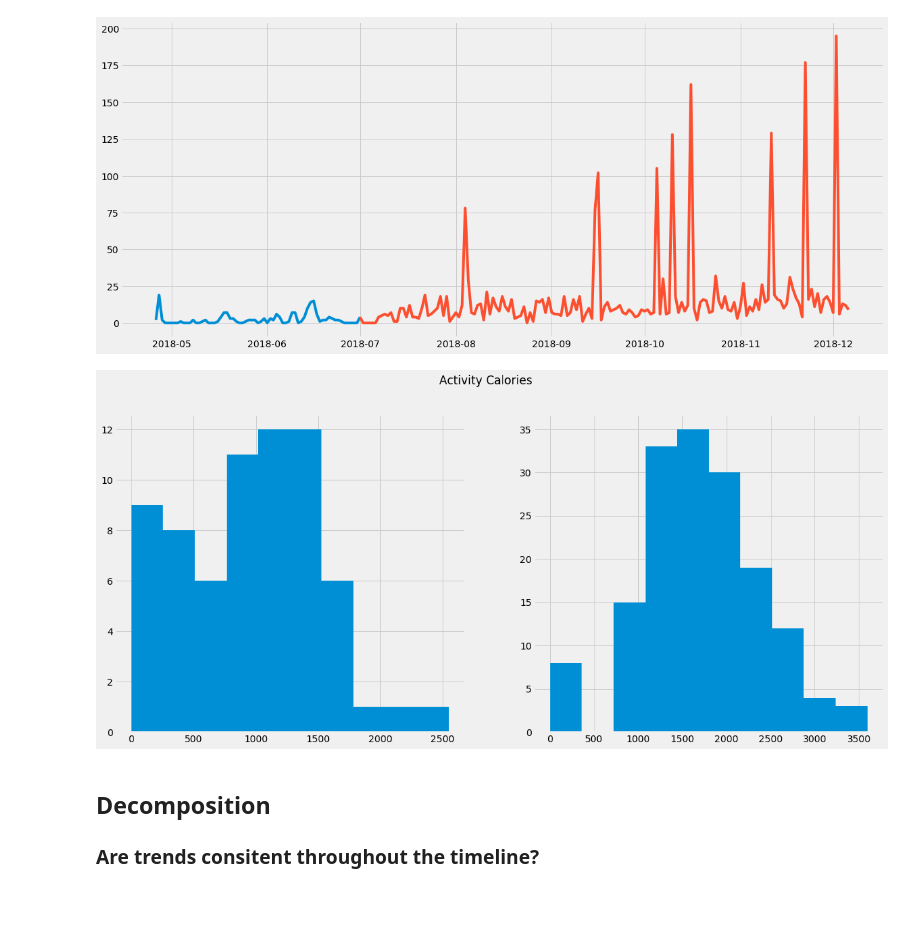
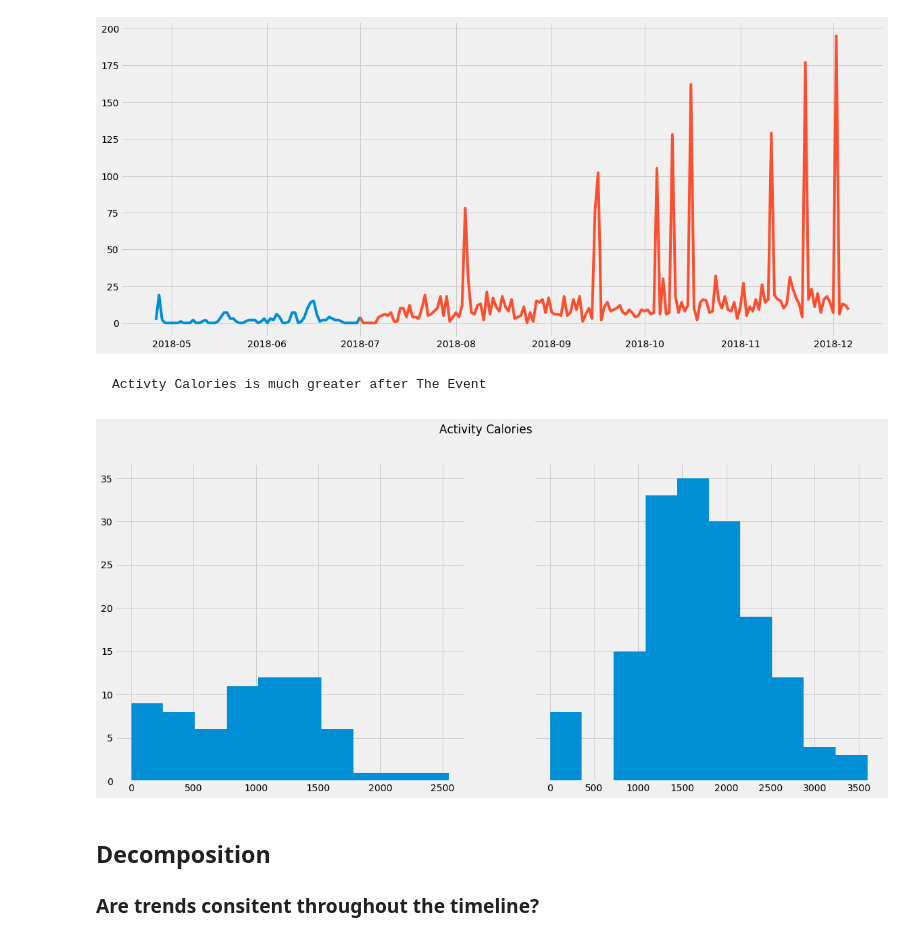
Before and after one commit to CrapWork/time-series, a Jupyter notebook: bare-bones.ipynb, the cells around one changed output. Drawn from its saved outputs; the diff is of its cells as text; code cells hidden in the pictures; blank space fills up the shorter version.

```diff
--- a/bare-bones.ipynb
+++ b/bare-bones.ipynb
@@ -7,9 +5,7 @@ import pandas
 # %%
 #Plotting libraries
 import warnings
-from pandas import read_csv
 from matplotlib import pyplot as plt
-plt.style.use('fivethirtyeight')
 import seaborn as sns
 from pylab import rcParams
 
@@ -141,13 +147,15 @@ plt.pyplot.show()
 # %% [output]
 [figure]
+# %% [markdown]
+    Activty Calories is much greater after The Event
 # %%
-fig, (ax1, ax2) = plt.subplots(1, 2)
+fig, (ax1, ax2) = plt.subplots(1, 2, sharey='row')
 fig.suptitle('Activity Calories')
 ax1.hist(pre_event['Activity Calories'])
 ax2.hist(post_event['Activity Calories'])
 plt.show()
 # %% [output]
-[figure, old version]
+[figure, new version]
 # %% [markdown]
 ## Decomposition
 ### Are trends consitent throughout the timeline?
```
Also changed, not shown: parts of 27 cells of this notebook, 2 other files.
